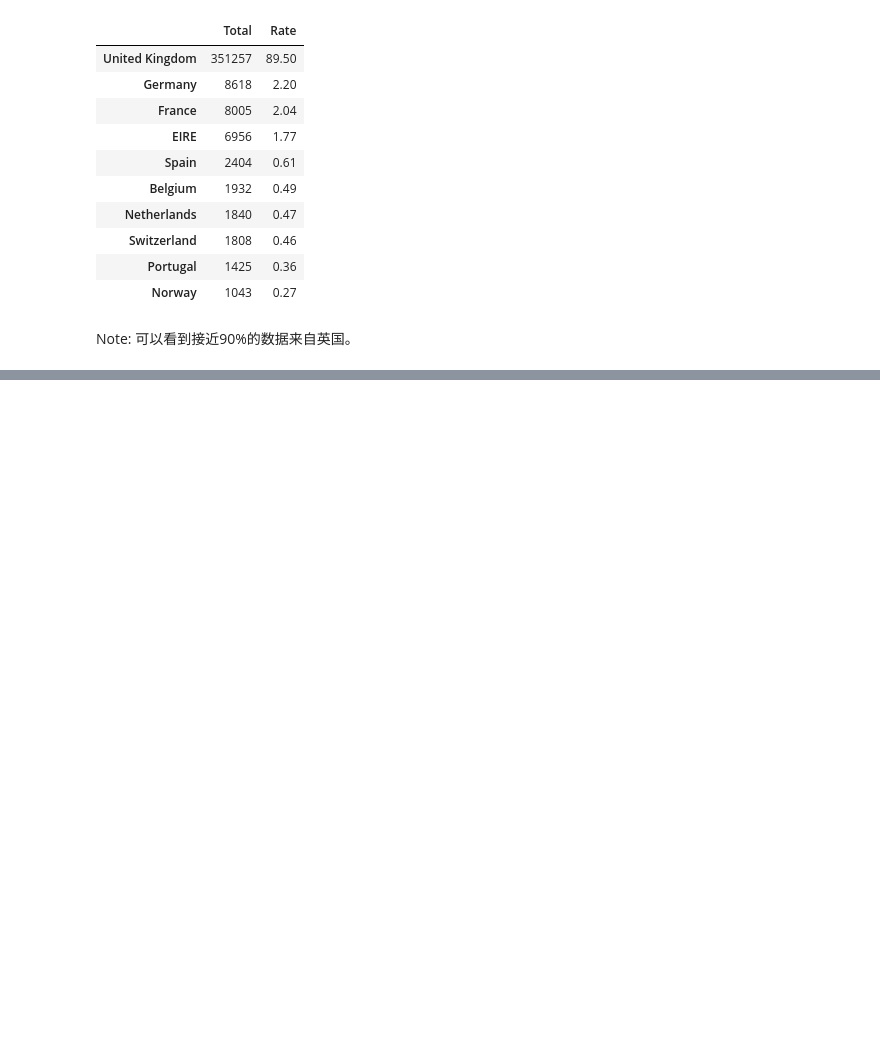
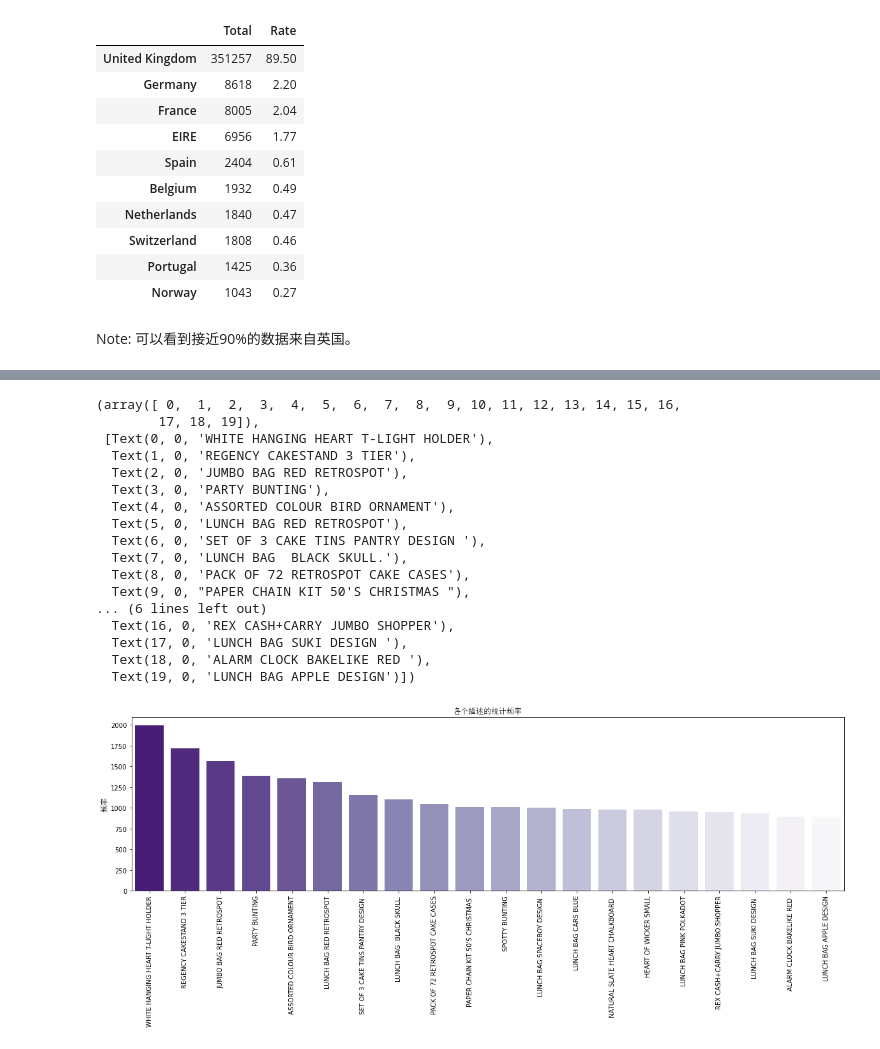
Before and after one commit to skr-95/E_Commerce_Sales_Forecast_Project, a Jupyter notebook: bin/Step1_Preparation.ipynb, the cells around one changed output, grey strips where cells are left out. Drawn from its saved outputs; the diff is of its cells as text; code cells hidden in the pictures; blank space fills up the shorter version.

```diff
--- a/bin/Step1_Preparation.ipynb
+++ b/bin/Step1_Preparation.ipynb
@@ -6,7 +6,11 @@
 # 导入modules
 import pandas as pd
 import numpy as np
+import matplotlib.pyplot as plt
+import seaborn as sns
 import os
+from matplotlib.font_manager import FontProperties
+font_set = FontProperties(fname=r"c:\windows\fonts\simsun.ttc", size=12)
 # %%
 from IPython.core.display import display
 os.listdir('../data')
@@ -358,0 +376,26 @@ df_cleaned
+# %%
+plt.figure(figsize=(20, 5))
+description_frequency = df_cleaned["Description"].value_counts().sort_values(ascending=False)
+sns.barplot(description_frequency.iloc[0:20].index, description_frequency.iloc[0:20].values, palette="Purples_r")
+plt.ylabel("频率", fontproperties=font_set)
+plt.title("各个描述的统计频率", fontproperties=font_set)
+plt.xticks(rotation=90)
+# %% [output]
+(array([ 0,  1,  2,  3,  4,  5,  6,  7,  8,  9, 10, 11, 12, 13, 14, 15, 16,
+        17, 18, 19]),
+ [Text(0, 0, 'WHITE HANGING HEART T-LIGHT HOLDER'),
+  Text(1, 0, 'REGENCY CAKESTAND 3 TIER'),
+  Text(2, 0, 'JUMBO BAG RED RETROSPOT'),
+  Text(3, 0, 'PARTY BUNTING'),
+  Text(4, 0, 'ASSORTED COLOUR BIRD ORNAMENT'),
+  Text(5, 0, 'LUNCH BAG RED RETROSPOT'),
+  Text(6, 0, 'SET OF 3 CAKE TINS PANTRY DESIGN '),
+  Text(7, 0, 'LUNCH BAG  BLACK SKULL.'),
+  Text(8, 0, 'PACK OF 72 RETROSPOT CAKE CASES'),
+  Text(9, 0, "PAPER CHAIN KIT 50'S CHRISTMAS "),
+... (6 lines left out)
+  Text(16, 0, 'REX CASH+CARRY JUMBO SHOPPER'),
+  Text(17, 0, 'LUNCH BAG SUKI DESIGN '),
+  Text(18, 0, 'ALARM CLOCK BAKELIKE RED '),
+  Text(19, 0, 'LUNCH BAG APPLE DESIGN')])
+[figure, added]
```
Also changed, not shown: parts of 16 cells of this notebook, 1 other file.
